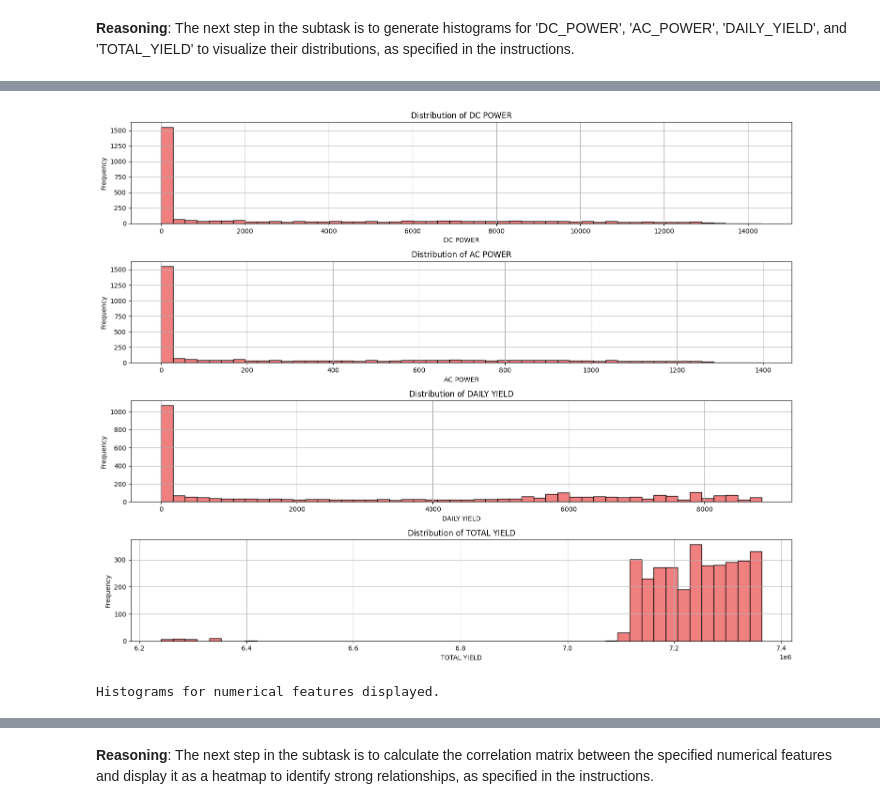
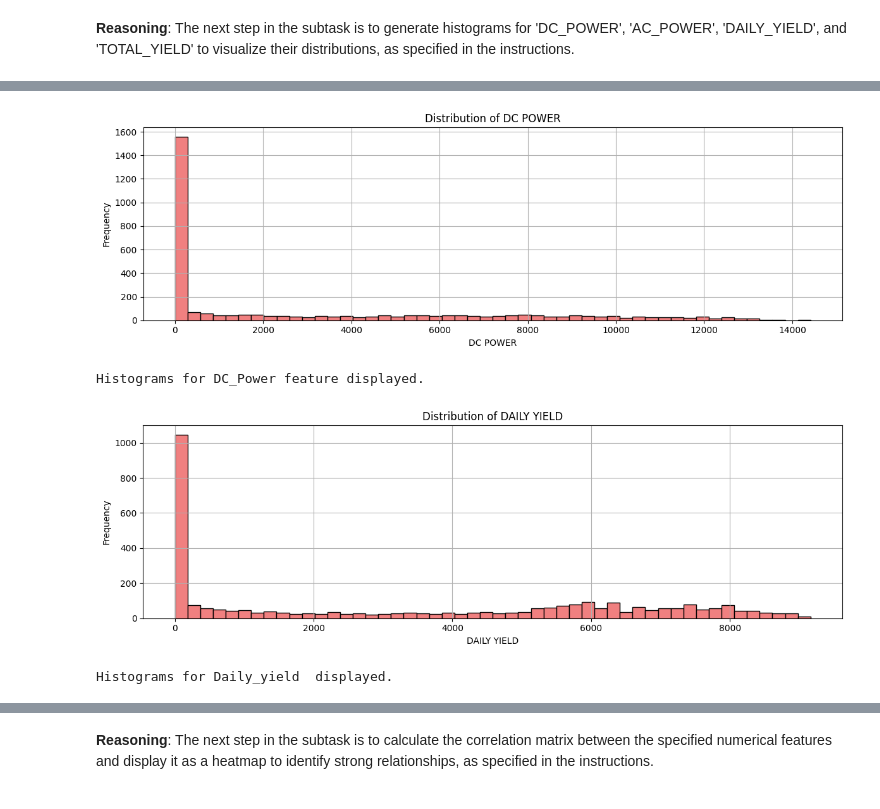
Before and after one commit to pallavigowda6789-tech/SolarEnergyPrediction, a Jupyter notebook: SolarPowerPrediction.ipynb, the cells around one changed output, grey strips where cells are left out. Saved outputs shown, nothing was run; the diff lists cells and outputs as text; code cells hidden in the pictures.

```diff
--- a/SolarPowerPrediction.ipynb
+++ b/SolarPowerPrediction.ipynb
@@ -157,3 +243,21 @@ Time series plots for DC_POWER, DAILY_YIELD, TOTAL_YIELD displayed.
 # %% [markdown]
 **Reasoning**:
 The next step in the subtask is to generate histograms for 'DC_POWER', 'AC_POWER', 'DAILY_YIELD', and 'TOTAL_YIELD' to visualize their distributions, as specified in the instructions.
+# %%
+import matplotlib.pyplot as plt
+
+numerical_features = [ 'TOTAL_YIELD']
+
+plt.figure(figsize=(15, 4))
+for i, feature in enumerate(numerical_features):
+    plt.subplot(len(numerical_features), 1, i + 1)
+    df[feature].hist(bins=50, color='lightcoral', edgecolor='black')
+    plt.title(f'Distribution of {feature.replace("_", " ")}')
+    plt.xlabel(feature.replace("_", " "))
+    plt.ylabel('Frequency')
+    plt.grid(True)
+
+plt.tight_layout()
+plt.show()
+
+print("Histograms for Total _Yield feature displayed.")
@@ -160,21 +267,42 @@ The next step in the subtask is to generate histograms for 'DC_POWER', 'AC_POWER
+# %%
+import matplotlib.pyplot as plt
+
+numerical_features = ['DC_POWER']
+
+plt.figure(figsize=(12, 4 ))
+for i, feature in enumerate(numerical_features):
+    plt.subplot(len(numerical_features), 1, i + 1)
+    df[feature].hist(bins=50, color='lightcoral', edgecolor='black')
+    plt.title(f'Distribution of {feature.replace("_", " ")}')
+    plt.xlabel(feature.replace("_", " "))
+    plt.ylabel('Frequency')
+    plt.grid(True)
+
+plt.tight_layout()
+plt.show()
+
+print("Histograms for DC_Power feature displayed.")
+# %% [output]
+[figure, added]
+Histograms for DC_Power feature displayed.
 # %%
 import matplotlib.pyplot as plt
 
-numerical_features = ['DC_POWER', 'AC_POWER', 'DAILY_YIELD', 'TOTAL_YIELD']
+numerical_features = ['DAILY_YIELD']
 
-plt.figure(figsize=(15, 12))
+plt.figure(figsize=(12, 4))
 for i, feature in enumerate(numerical_features):
     plt.subplot(len(numerical_features), 1, i + 1)
     df[feature].hist(bins=50, color='lightcoral', edgecolor='black')
     plt.title(f'Distribution of {feature.replace("_", " ")}')
     plt.xlabel(feature.replace("_", " "))
     plt.ylabel('Frequency')
     plt.grid(True)
 
 plt.tight_layout()
 plt.show()
 
-print("Histograms for numerical features displayed.")
+print("Histograms for Daily_yield  displayed.")
 # %% [output]
-[figure, old version]
+[figure, new version]
-Histograms for numerical features displayed.
+Histograms for Daily_yield  displayed.
```
Also changed, not shown: parts of 51 cells of this notebook.
